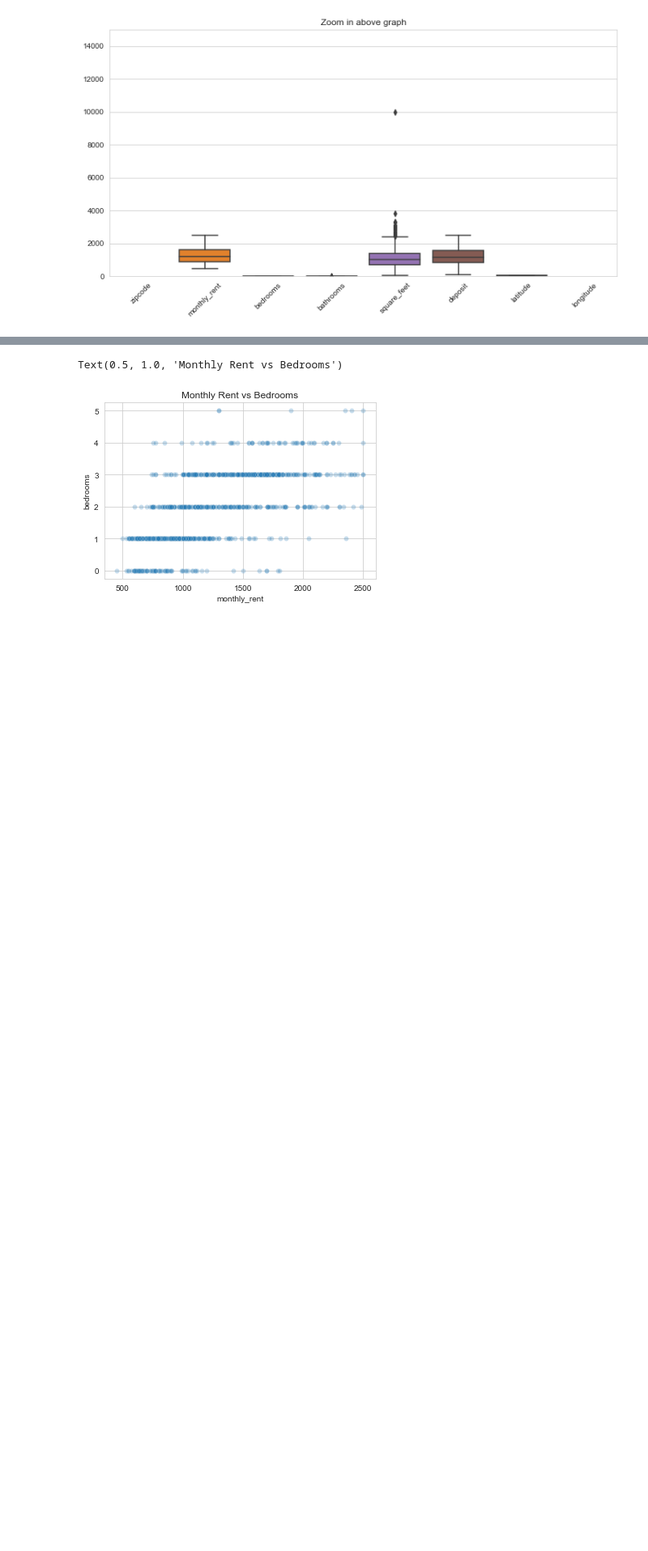
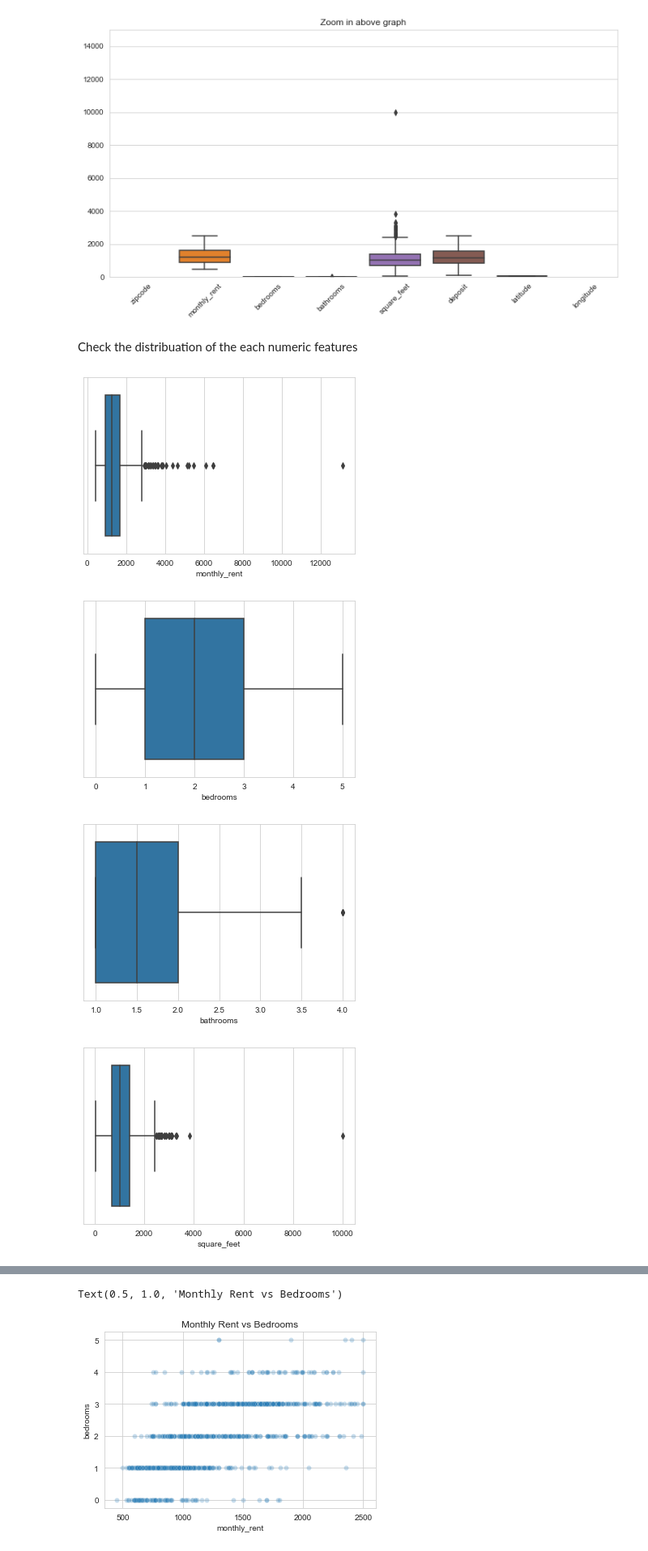
Before and after one commit to stefaniegwangphd/Erdos_S22_IceBridge, a Jupyter notebook: 02_cleaning_EDA.ipynb, the cells around one changed output, grey strips where cells are left out. Shown: that part at 81% size. Cells and saved outputs as stored; diff of their text form; code cells hidden in the pictures; blank space fills up the shorter version.

```diff
--- a/02_cleaning_EDA.ipynb
+++ b/02_cleaning_EDA.ipynb
@@ -1177,3 +1109,18 @@ ax.set_ylim(0,15000)
 plt.xticks(rotation=45);
 # %% [output]
 [figure]
+# %% [markdown]
+Check the distribuation of the each numeric features
+# %%
+col_list=['monthly_rent', 'bedrooms', 'bathrooms', 'square_feet', 'deposit', 'zipcode']
+for col in col_list:
+    plt.figure()
+    ax=sns.boxplot(df_final[col])
+ax.set_title('Distribuation by Numeric Features')
+plt.xticks(rotation=45);
+plt.show()
+# %% [output]
+[figure, added]
+[figure, added]
+[figure, added]
+[figure, added]
```
Also changed, not shown: parts of 28 cells of this notebook.
